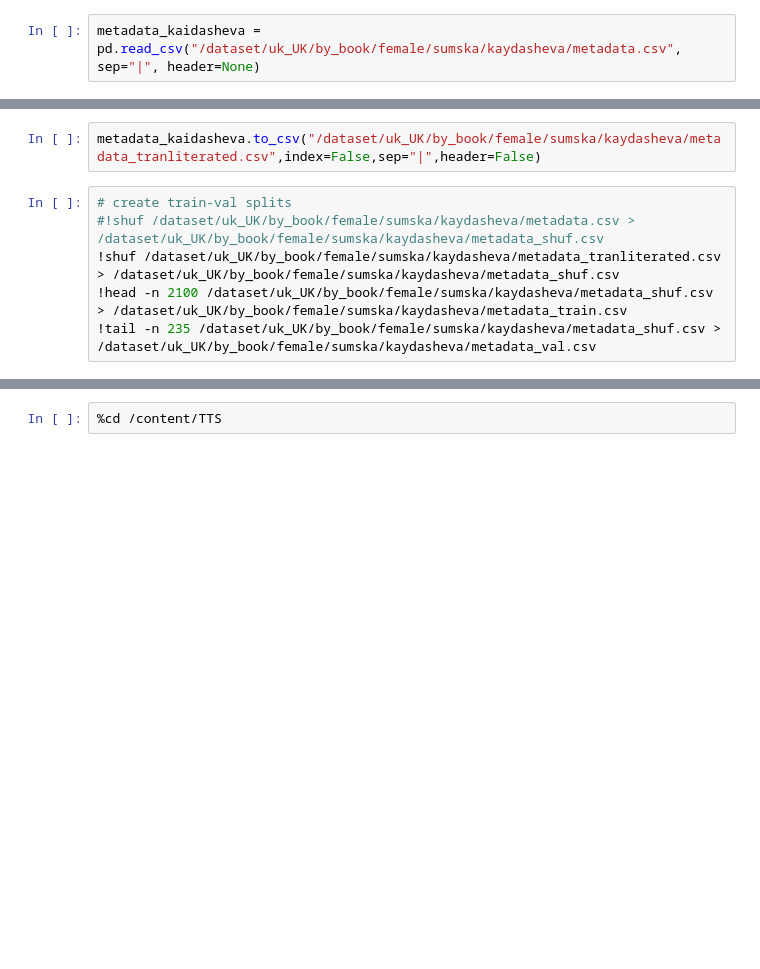
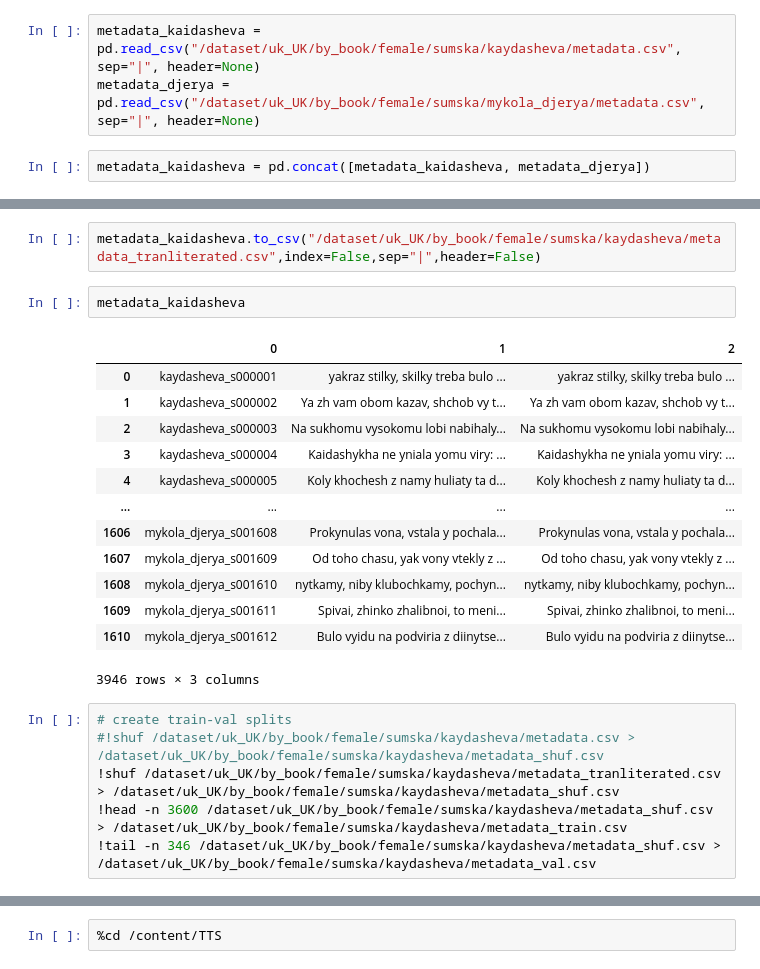
Before and after one commit to exotikh3/UA_TTS, a Jupyter notebook: Train_TTS.ipynb, the cells around one changed output, grey strips where cells are left out. Saved outputs shown, nothing was run; the diff lists cells and outputs as text; blank space fills up the shorter version.

Commit message:
first attempts: merged two datasets

```diff
--- a/Train_TTS.ipynb
+++ b/Train_TTS.ipynb
@@ -151,6 +148,9 @@ cat: /dataset/uk_UK/by_book/female/sumska/kaydasheva/metadata_tranliterated.csv:
 head: cannot open '/dataset/uk_UK/by_book/female/sumska/kaydasheva/metadata_tranliterated.csv' for reading: No such file or directory
 # %%
 metadata_kaidasheva = pd.read_csv("/dataset/uk_UK/by_book/female/sumska/kaydasheva/metadata.csv", sep="|", header=None)
+metadata_djerya = pd.read_csv("/dataset/uk_UK/by_book/female/sumska/mykola_djerya/metadata.csv", sep="|", header=None)
+# %%
+metadata_kaidasheva = pd.concat([metadata_kaidasheva, metadata_djerya])
 # %%
 metadata_kaidasheva.head()
 # %% [output]
@@ -176,12 +176,28 @@ metadata_kaidasheva.head()
 | 4 | kaydasheva_s000005 | Koly khochesh z namy huliaty ta d... | Koly khochesh z namy huliaty ta d... |
 # %%
 metadata_kaidasheva.to_csv("/dataset/uk_UK/by_book/female/sumska/kaydasheva/metadata_tranliterated.csv",index=False,sep="|",header=False)
+# %%
+metadata_kaidasheva
+# %% [output]
+|  | 0 | 1 | 2 |
+| 0 | kaydasheva_s000001 | yakraz stilky, skilky treba bulo ... | yakraz stilky, skilky treba bulo ... |
+| 1 | kaydasheva_s000002 | Ya zh vam obom kazav, shchob vy t... | Ya zh vam obom kazav, shchob vy t... |
+| 2 | kaydasheva_s000003 | Na sukhomu vysokomu lobi nabihaly... | Na sukhomu vysokomu lobi nabihaly... |
+| 3 | kaydasheva_s000004 | Kaidashykha ne yniala yomu viry: ... | Kaidashykha ne yniala yomu viry: ... |
+| 4 | kaydasheva_s000005 | Koly khochesh z namy huliaty ta d... | Koly khochesh z namy huliaty ta d... |
+| ... | ... | ... | ... |
+| 1606 | mykola_djerya_s001608 | Prokynulas vona, vstala y pochala... | Prokynulas vona, vstala y pochala... |
+| 1607 | mykola_djerya_s001609 | Od toho chasu, yak vony vtekly z ... | Od toho chasu, yak vony vtekly z ... |
+| 1608 | mykola_djerya_s001610 | nytkamy, niby klubochkamy, pochyn... | nytkamy, niby klubochkamy, pochyn... |
+| 1609 | mykola_djerya_s001611 | Spivai, zhinko zhalibnoi, to meni... | Spivai, zhinko zhalibnoi, to meni... |
+| 1610 | mykola_djerya_s001612 | Bulo vyidu na podviria z diinytse... | Bulo vyidu na podviria z diinytse... |
+3946 rows × 3 columns
 # %%
 # create train-val splits
 #!shuf /dataset/uk_UK/by_book/female/sumska/kaydasheva/metadata.csv > /dataset/uk_UK/by_book/female/sumska/kaydasheva/metadata_shuf.csv
 !shuf /dataset/uk_UK/by_book/female/sumska/kaydasheva/metadata_tranliterated.csv > /dataset/uk_UK/by_book/female/sumska/kaydasheva/metadata_shuf.csv
-!head -n 2100 /dataset/uk_UK/by_book/female/sumska/kaydasheva/metadata_shuf.csv > /dataset/uk_UK/by_book/female/sumska/kaydasheva/metadata_train.csv
-!tail -n 235 /dataset/uk_UK/by_book/female/sumska/kaydasheva/metadata_shuf.csv > /dataset/uk_UK/by_book/female/sumska/kaydasheva/metadata_val.csv
+!head -n 3600 /dataset/uk_UK/by_book/female/sumska/kaydasheva/metadata_shuf.csv > /dataset/uk_UK/by_book/female/sumska/kaydasheva/metadata_train.csv
+!tail -n 346 /dataset/uk_UK/by_book/female/sumska/kaydasheva/metadata_shuf.csv > /dataset/uk_UK/by_book/female/sumska/kaydasheva/metadata_val.csv
 # %%
 !python /content/TTS/TTS/bin/find_unique_chars.py --meta_file /dataset/uk_UK/by_book/female/sumska/kaydasheva/metadata_shuf.csv --dataset ljspeech
 # %% [output]
```
Also changed, not shown: parts of 11 cells of this notebook.
